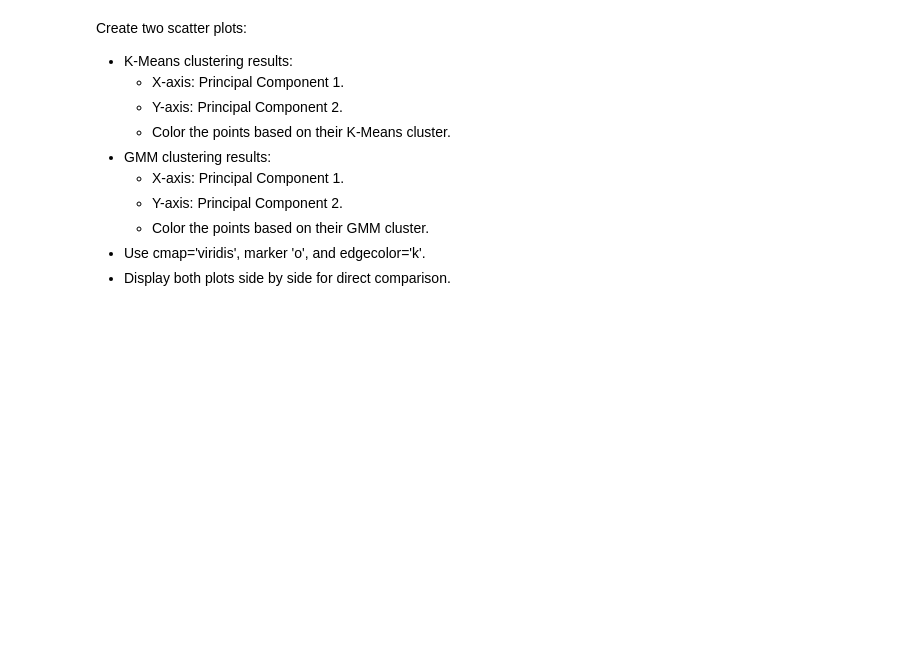
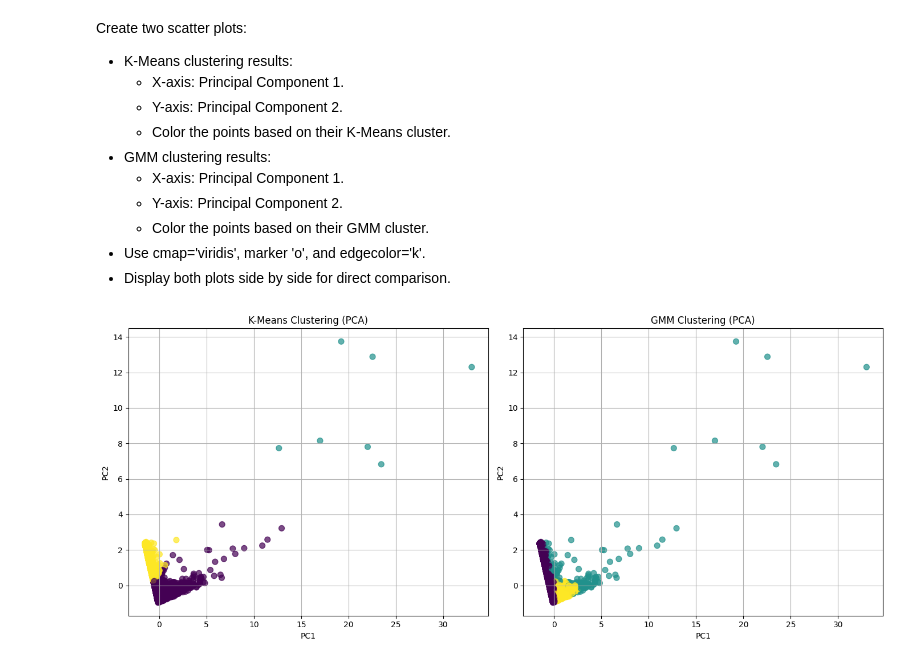
Before and after one commit to kehenock/Machine-Learning-with-Scikit-Learn, a Jupyter notebook: Lab 7 Market Segmentation Using Clustering Models.ipynb, the cells around one changed output. Drawn from its saved outputs; the diff is of its cells as text; code cells hidden in the pictures; blank space fills up the shorter version.

```diff
--- a/Lab 7 Market Segmentation Using Clustering Models.ipynb
+++ b/Lab 7 Market Segmentation Using Clustering Models.ipynb
@@ -195,7 +263,8 @@ Instructions
 # CodeGrade step5
 
 # Perform PCA
-pca = None
-rfm_pca = None
+pca = PCA(n_components=2)
+rfm_pca = pca.fit_transform(rfm_scaled)
 
 # Return asked for output
+rfm_pca
@@ -224,0 +291,37 @@ Create two scatter plots:
+# %%
+# Create subplots
+fig, axes = plt.subplots(1, 2, figsize=(14, 6))
+
+# K-Means Clustering Plot
+axes[0].scatter(
+    rfm_pca[:, 0],
+    rfm_pca[:, 1],
+    c=rfm["KMeans_Cluster"],
+    cmap='viridis',
+    alpha=0.7,
+    s=50
+)
+axes[0].set_title("K-Means Clustering (PCA)")
+axes[0].set_xlabel("PC1")
+axes[0].set_ylabel("PC2")
+axes[0].grid(True)
+
+# GMM Clustering Plot
+axes[1].scatter(
+    rfm_pca[:, 0],
+    rfm_pca[:, 1],
+    c=rfm["GMM_Cluster"],
+    cmap='viridis',
+    alpha=0.7,
+    s=50
+)
+axes[1].set_title("GMM Clustering (PCA)")
+axes[1].set_xlabel("PC1")
+axes[1].set_ylabel("PC2")
+axes[1].grid(True)
+
+# Show the plots
+plt.tight_layout()
+plt.show()
+# %% [output]
+[figure, added]
```
Also changed, not shown: parts of 11 cells of this notebook.
